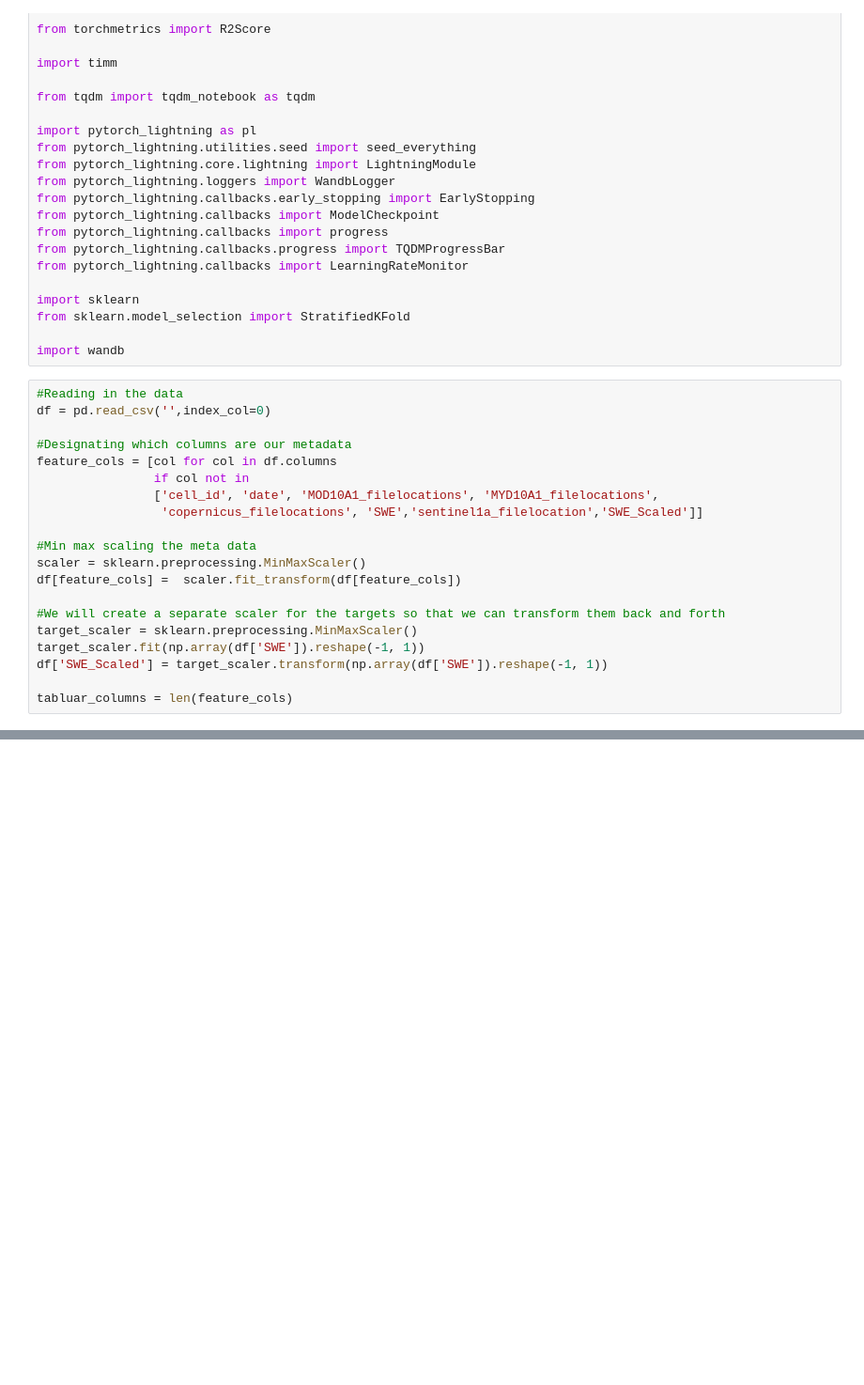
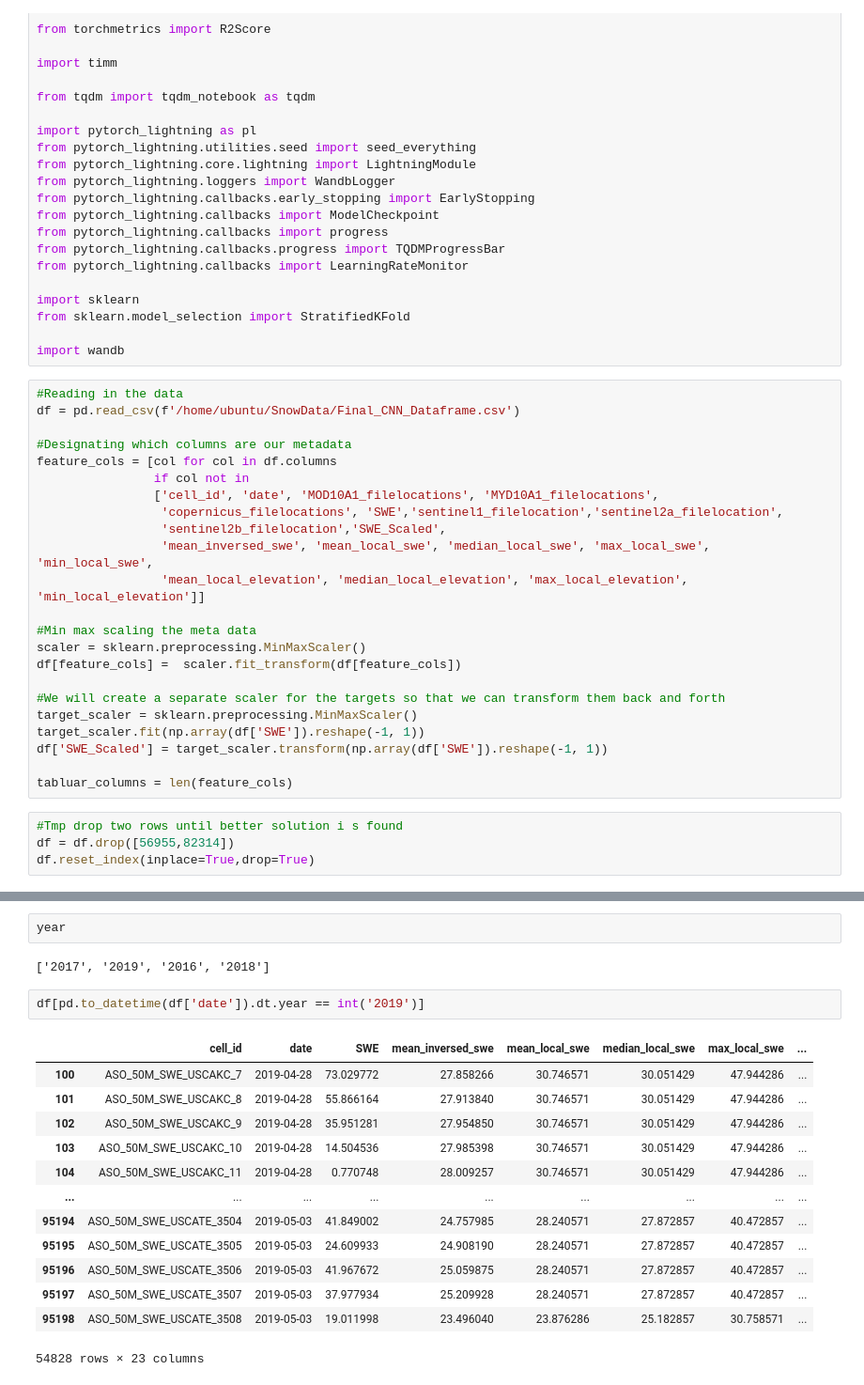
Before and after one commit to Seiris21/ucb2022.snowcast, a Jupyter notebook: notebooks/models/swe_cnn-lstm.ipynb, the cells around one changed output, grey strips where cells are left out. Shown at 94% size. Drawn from its saved outputs; the diff is of its cells as text; blank space fills up the shorter version.

```diff
--- a/notebooks/models/swe_cnn-lstm.ipynb
+++ b/notebooks/models/swe_cnn-lstm.ipynb
@@ -40,13 +58,16 @@ from sklearn.model_selection import StratifiedKFold
 import wandb
 # %%
 #Reading in the data
-df = pd.read_csv('',index_col=0)
+df = pd.read_csv(f'/home/ubuntu/SnowData/Final_CNN_Dataframe.csv')
 
 #Designating which columns are our metadata
 feature_cols = [col for col in df.columns
                 if col not in
                 ['cell_id', 'date', 'MOD10A1_filelocations', 'MYD10A1_filelocations',
-                 'copernicus_filelocations', 'SWE','sentinel1a_filelocation','SWE_Scaled']]
+                 'copernicus_filelocations', 'SWE','sentinel1_filelocation','sentinel2a_filelocation',
+                 'sentinel2b_filelocation','SWE_Scaled',
+                 'mean_inversed_swe', 'mean_local_swe', 'median_local_swe', 'max_local_swe', 'min_local_swe',
+                 'mean_local_elevation', 'median_local_elevation', 'max_local_elevation', 'min_local_elevation']]
 
 #Min max scaling the meta data
 scaler = sklearn.preprocessing.MinMaxScaler()
@@ -58,3 +79,7 @@ target_scaler.fit(np.array(df['SWE']).reshape(-1, 1))
 df['SWE_Scaled'] = target_scaler.transform(np.array(df['SWE']).reshape(-1, 1))
 
 tabluar_columns = len(feature_cols)
+# %%
+#Tmp drop two rows until better solution i s found
+df = df.drop([56955,82314])
+df.reset_index(inplace=True,drop=True)
@@ -61,3 +100,23 @@ tabluar_columns = len(feature_cols)
+# %%
+year
+# %% [output]
+['2017', '2019', '2016', '2018']
+# %%
+df[pd.to_datetime(df['date']).dt.year == int('2019')]
+# %% [output]
+|  | cell_id | date | SWE | mean_inversed_swe | mean_local_swe | median_local_swe | max_local_swe | ... |
+| 100 | ASO_50M_SWE_USCAKC_7 | 2019-04-28 | 73.029772 | 27.858266 | 30.746571 | 30.051429 | 47.944286 | ... |
+| 101 | ASO_50M_SWE_USCAKC_8 | 2019-04-28 | 55.866164 | 27.913840 | 30.746571 | 30.051429 | 47.944286 | ... |
+| 102 | ASO_50M_SWE_USCAKC_9 | 2019-04-28 | 35.951281 | 27.954850 | 30.746571 | 30.051429 | 47.944286 | ... |
+| 103 | ASO_50M_SWE_USCAKC_10 | 2019-04-28 | 14.504536 | 27.985398 | 30.746571 | 30.051429 | 47.944286 | ... |
+| 104 | ASO_50M_SWE_USCAKC_11 | 2019-04-28 | 0.770748 | 28.009257 | 30.746571 | 30.051429 | 47.944286 | ... |
+| ... | ... | ... | ... | ... | ... | ... | ... | ... |
+| 95194 | ASO_50M_SWE_USCATE_3504 | 2019-05-03 | 41.849002 | 24.757985 | 28.240571 | 27.872857 | 40.472857 | ... |
+| 95195 | ASO_50M_SWE_USCATE_3505 | 2019-05-03 | 24.609933 | 24.908190 | 28.240571 | 27.872857 | 40.472857 | ... |
+| 95196 | ASO_50M_SWE_USCATE_3506 | 2019-05-03 | 41.967672 | 25.059875 | 28.240571 | 27.872857 | 40.472857 | ... |
+| 95197 | ASO_50M_SWE_USCATE_3507 | 2019-05-03 | 37.977934 | 25.209928 | 28.240571 | 27.872857 | 40.472857 | ... |
+| 95198 | ASO_50M_SWE_USCATE_3508 | 2019-05-03 | 19.011998 | 23.496040 | 23.876286 | 25.182857 | 30.758571 | ... |
+54828 rows × 23 columns
 # %%
 class args:
     #Overall Args
```
Also changed, not shown: parts of 12 cells of this notebook.
